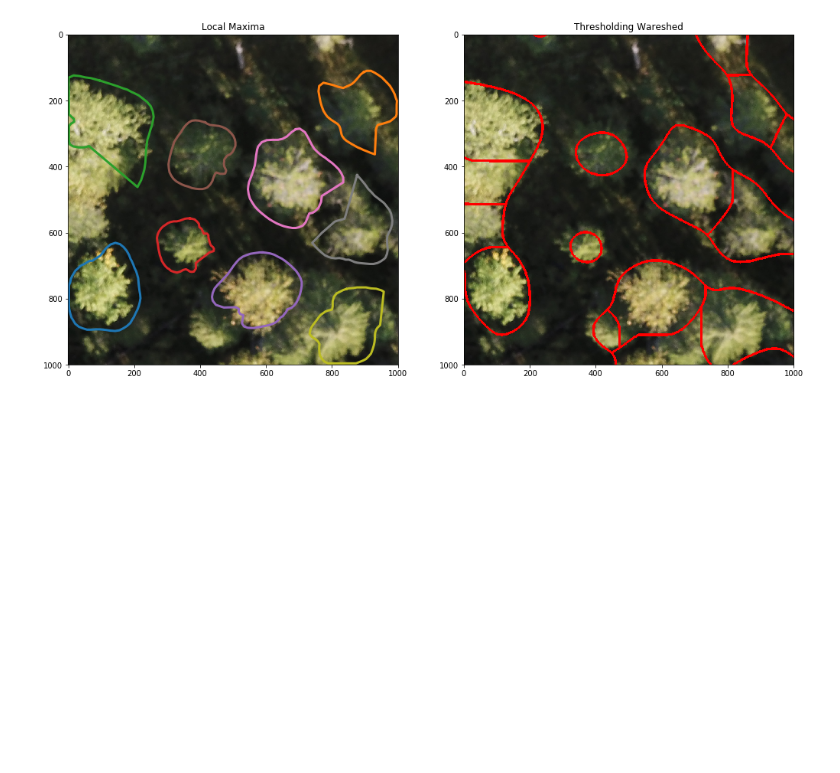
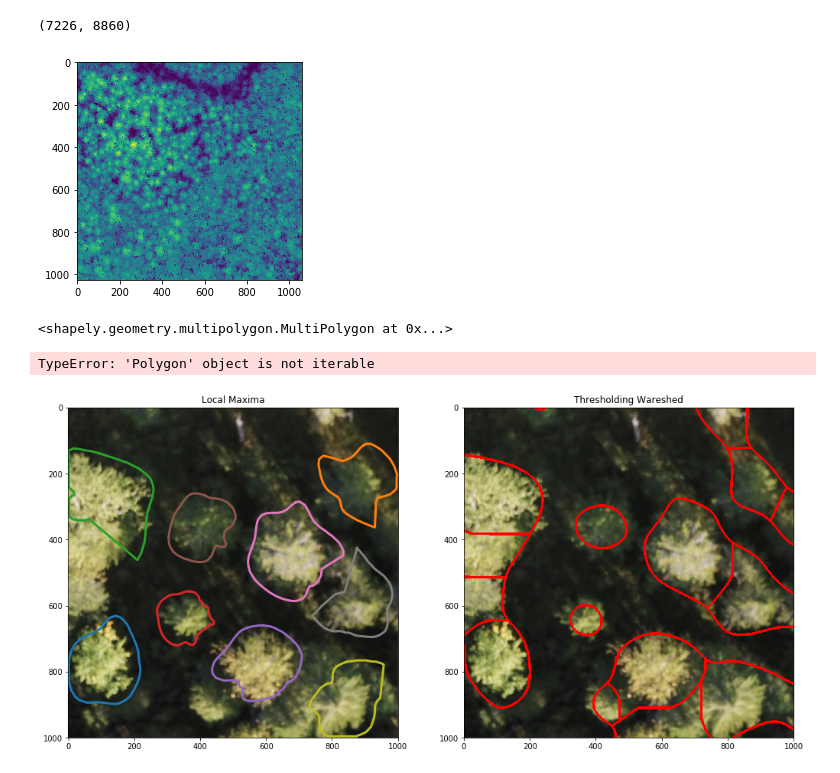
Before and after one commit to mosin26/forest_hype, a Jupyter notebook: functions_in_use.ipynb, the cells around one changed output. Saved outputs shown, nothing was run; the diff lists cells and outputs as text; code cells hidden in the pictures; blank space fills up the shorter version.

```diff
--- a/functions_in_use.ipynb
+++ b/functions_in_use.ipynb
@@ -3,3 +1,5 @@ INPUT_PATH = '/Volumes/SPACE/02_PROJECT/02_02_ACTIVE/02_FOREST_HYPE/CROPPED_RAW_
+# %%
+INPUT_PATH = '/Users/vasilii.mosin/Desktop/ForestHype/data/lidar/'
 # %%
 import os
 import numpy as np
@@ -14,2 +12,4 @@ IMAGE_PATH = 'cropped_flight3/cropped_DJI_0423.jpg'
+# %%
+IMAGE_PATH = 'CHM_10cm_pp2.tif'
 # %%
 image = imread(os.path.join(INPUT_PATH, IMAGE_PATH))
@@ -16,3 +19,16 @@ image = imread(os.path.join(INPUT_PATH, IMAGE_PATH))
+# %%
+image.shape
+# %% [output]
+(7226, 8860)
+# %%
+dataset = rasterio.open(os.path.join(INPUT_PATH, IMAGE_PATH))
+image = dataset.read(1)
+image = rescale_intensity(image)
+
+plt.imshow(image[6200:,7800:])
+plt.show()
+# %% [output]
+[figure, added]
 # %%
 crowns_lm = itcd_lm(image, smoothing=50, min_crown=50, max_crown=300, fitting=0.99, sharpness=100)
 # %%
@@ -19,0 +36,4 @@ crowns_tw = itcd_tw(image, smoothing=50)
+# %%
+crowns_tw
+# %% [output]
+<shapely.geometry.multipolygon.MultiPolygon at 0x...>
@@ -20,3 +42,7 @@ crowns_tw = itcd_tw(image, smoothing=50)
+# %%
+crowns_polygons('/Users/vasilii.mosin/Desktop/ggg.shp', crowns_tw, dataset)
+# %% [output]
+TypeError: 'Polygon' object is not iterable
 # %%
 plt.figure(figsize=(17,10))
 plt.subplot(121)
```
Also changed, not shown: parts of 5 cells of this notebook, 1 other file.
